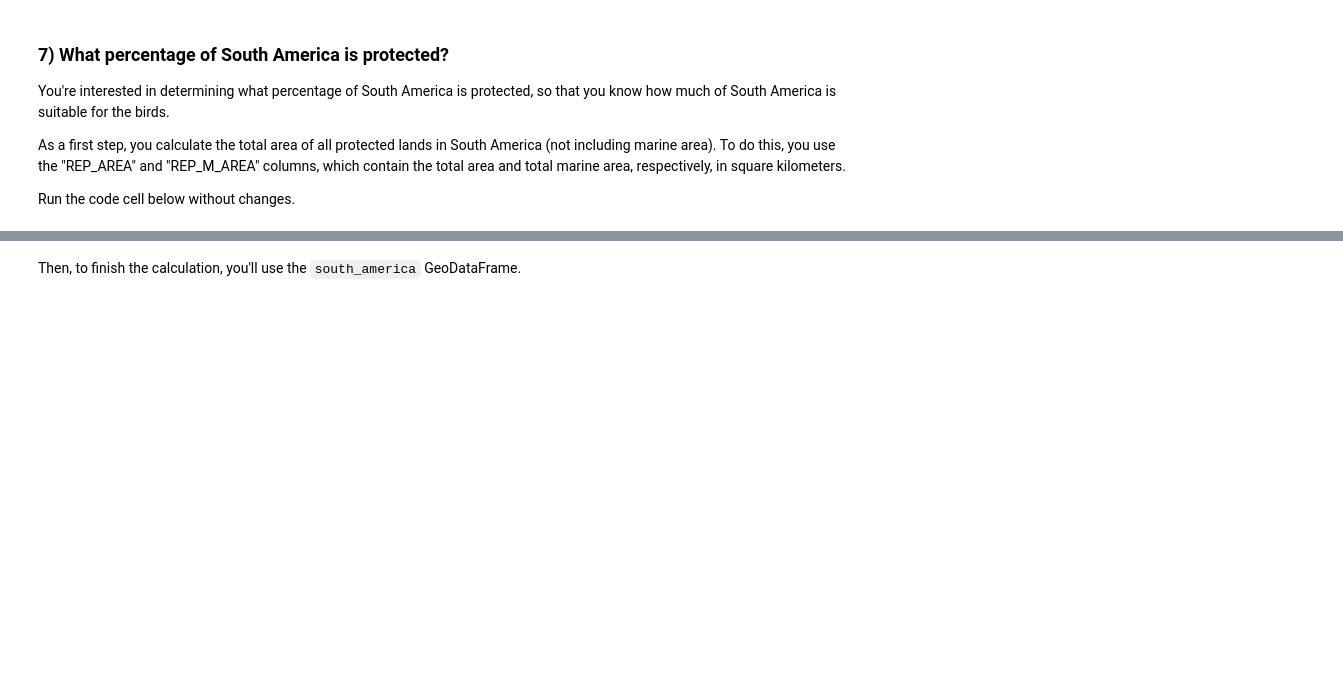
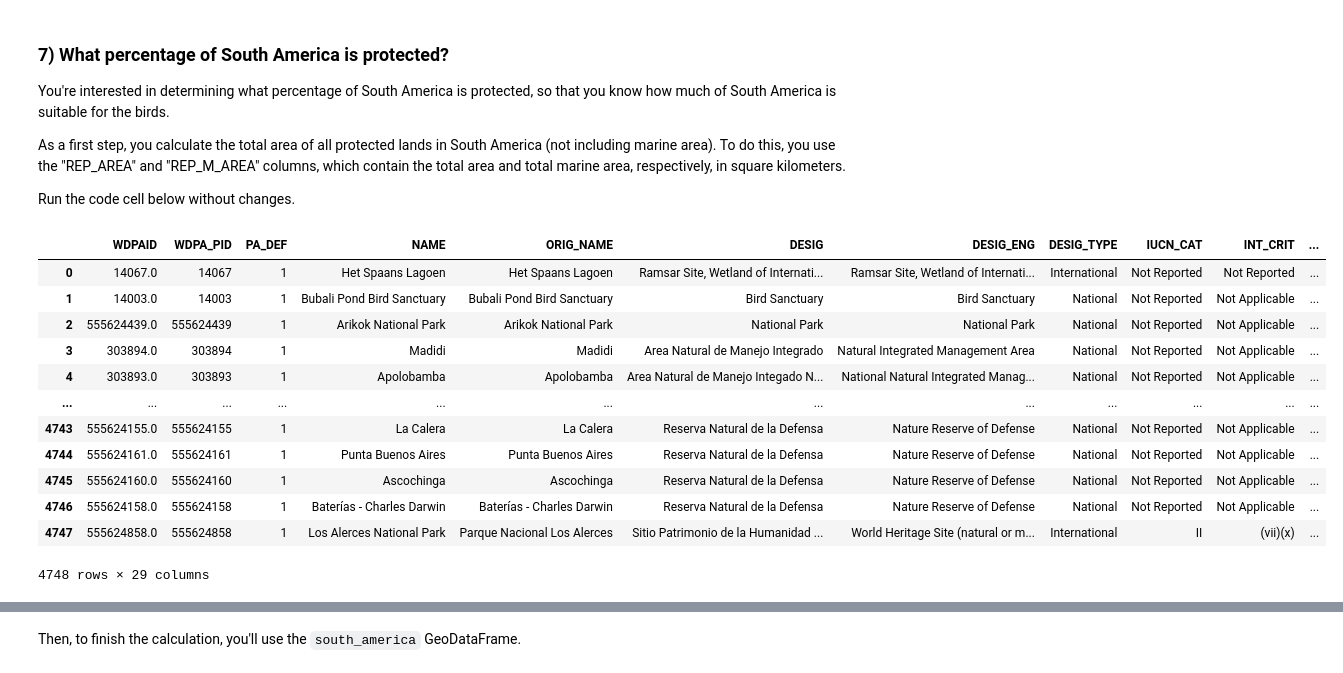
Before and after one commit to yutowac/Exercise, a Jupyter notebook: GeospatialAnalysis/exercise-coordinate-reference-systems.ipynb, the cells around one changed output, grey strips where cells are left out. Cells and saved outputs as stored; diff of their text form; code cells hidden in the pictures; blank space fills up the shorter version.

```diff
--- a/GeospatialAnalysis/exercise-coordinate-reference-systems.ipynb
+++ b/GeospatialAnalysis/exercise-coordinate-reference-systems.ipynb
@@ -210,6 +300,22 @@ You're interested in determining what percentage of South America is protected,
 As a first step, you calculate the total area of all protected lands in South America (not including marine area).  To do this, you use the "REP_AREA" and "REP_M_AREA" columns, which contain the total area and total marine area, respectively, in square kilometers.
 
 Run the code cell below without changes.
+# %%
+protected_areas
+# %% [output]
+|  | WDPAID | WDPA_PID | PA_DEF | NAME | ORIG_NAME | DESIG | DESIG_ENG | DESIG_TYPE | IUCN_CAT | INT_CRIT | ... |
+| 0 | 14067.0 | 14067 | 1 | Het Spaans Lagoen | Het Spaans Lagoen | Ramsar Site, Wetland of Internati... | Ramsar Site, Wetland of Internati... | International | Not Reported | Not Reported | ... |
+| 1 | 14003.0 | 14003 | 1 | Bubali Pond Bird Sanctuary | Bubali Pond Bird Sanctuary | Bird Sanctuary | Bird Sanctuary | National | Not Reported | Not Applicable | ... |
+| 2 | 555624439.0 | 555624439 | 1 | Arikok National Park | Arikok National Park | National Park | National Park | National | Not Reported | Not Applicable | ... |
+| 3 | 303894.0 | 303894 | 1 | Madidi | Madidi | Area Natural de Manejo Integrado | Natural Integrated Management Area | National | Not Reported | Not Applicable | ... |
+| 4 | 303893.0 | 303893 | 1 | Apolobamba | Apolobamba | Area Natural de Manejo Integado N... | National Natural Integrated Manag... | National | Not Reported | Not Applicable | ... |
+| ... | ... | ... | ... | ... | ... | ... | ... | ... | ... | ... | ... |
+| 4743 | 555624155.0 | 555624155 | 1 | La Calera | La Calera | Reserva Natural de la Defensa | Nature Reserve of Defense | National | Not Reported | Not Applicable | ... |
+| 4744 | 555624161.0 | 555624161 | 1 | Punta Buenos Aires | Punta Buenos Aires | Reserva Natural de la Defensa | Nature Reserve of Defense | National | Not Reported | Not Applicable | ... |
+| 4745 | 555624160.0 | 555624160 | 1 | Ascochinga | Ascochinga | Reserva Natural de la Defensa | Nature Reserve of Defense | National | Not Reported | Not Applicable | ... |
+| 4746 | 555624158.0 | 555624158 | 1 | Baterías - Charles Darwin | Baterías - Charles Darwin | Reserva Natural de la Defensa | Nature Reserve of Defense | National | Not Reported | Not Applicable | ... |
+| 4747 | 555624858.0 | 555624858 | 1 | Los Alerces National Park | Parque Nacional Los Alerces | Sitio Patrimonio de la Humanidad ... | World Heritage Site (natural or m... | International | II | (vii)(x) | ... |
+4748 rows × 29 columns
 # %%
 P_Area = sum(protected_areas['REP_AREA']-protected_areas['REP_M_AREA'])
 print("South America has {} square kilometers of protected areas.".format(P_Area))
```
Also changed, not shown: parts of 23 cells of this notebook.
